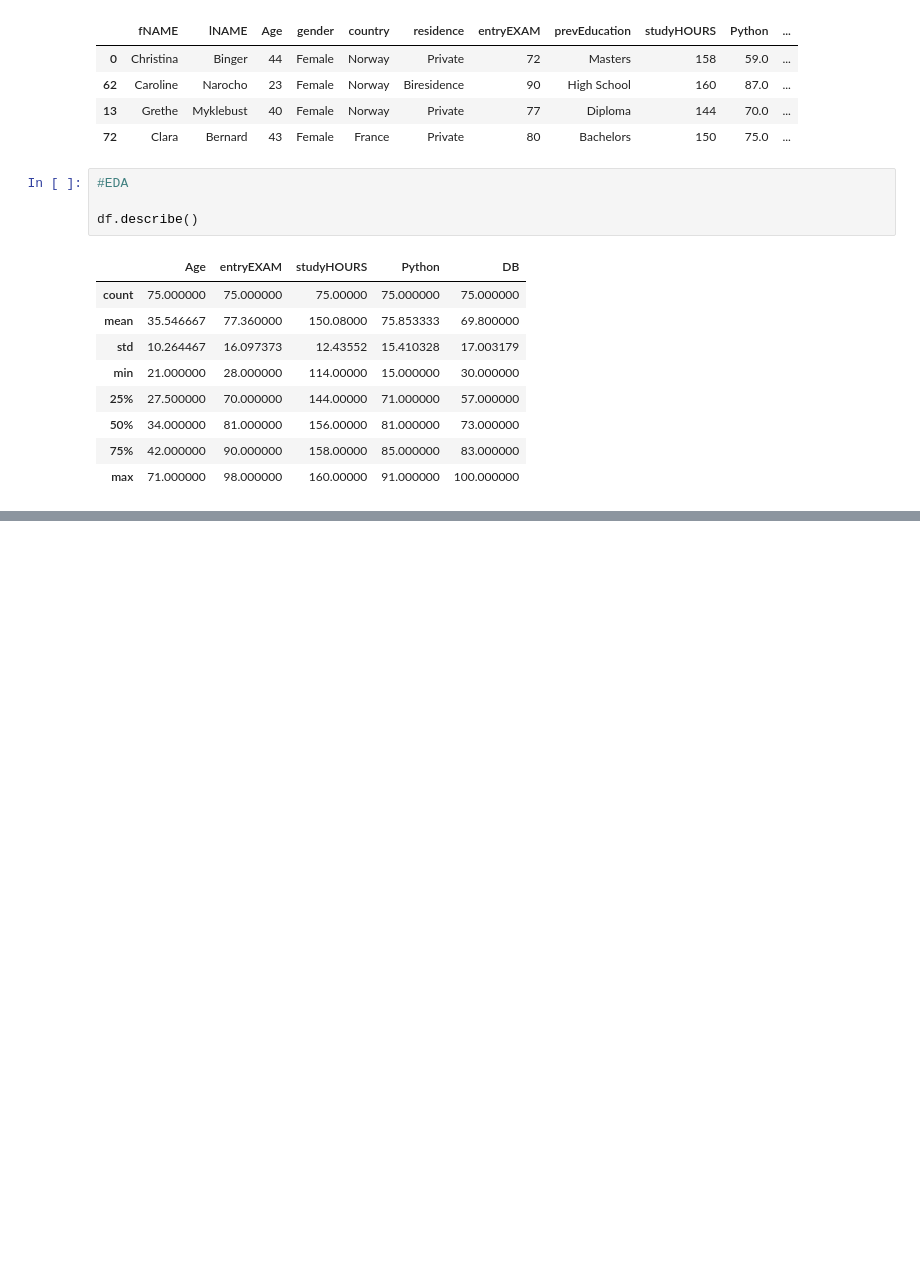
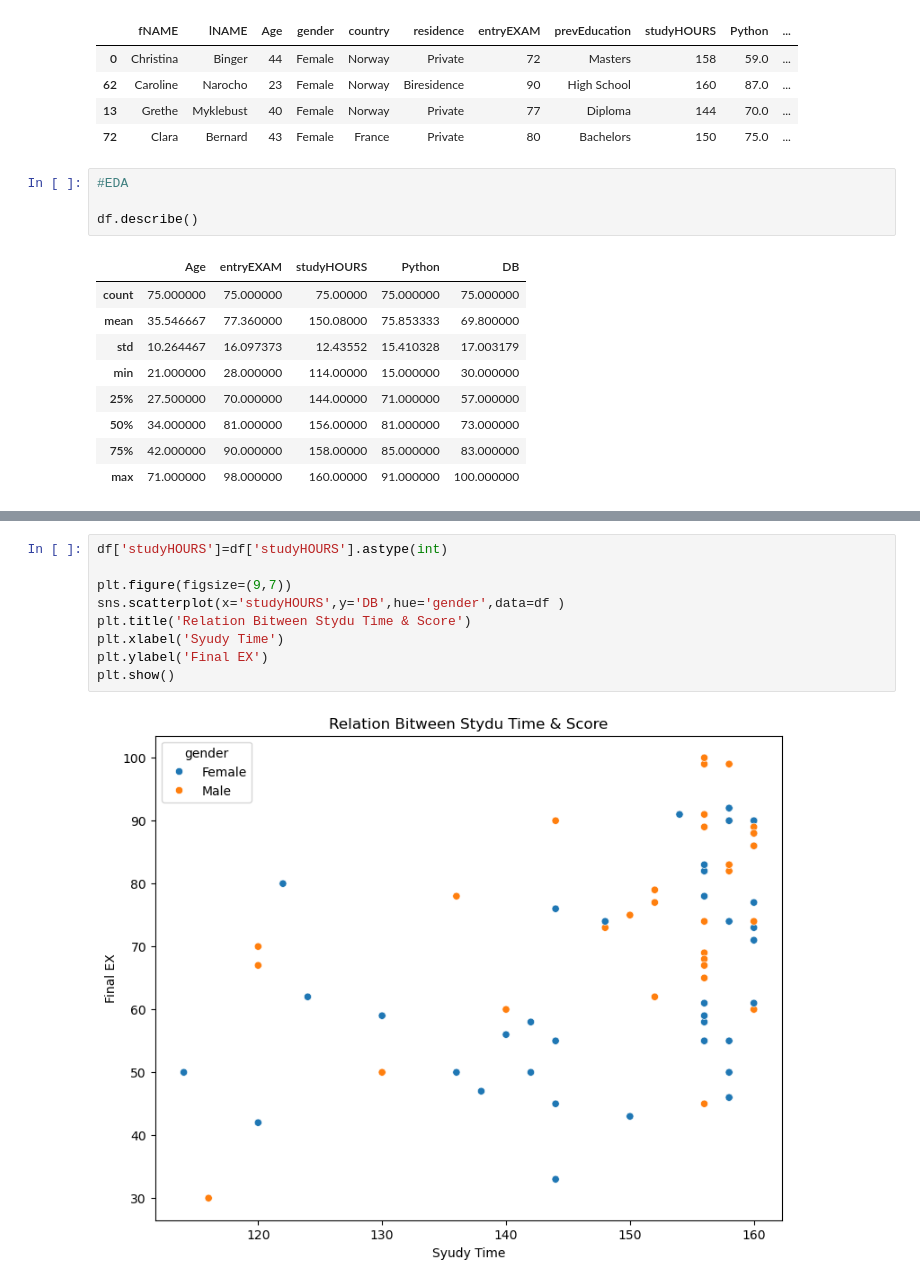
Before and after one commit to Moein1239/Student-Success-Optimization, a Jupyter notebook: Code/United1.ipynb, the cells around one changed output, grey strips where cells are left out. Saved outputs shown, nothing was run; the diff lists cells and outputs as text; blank space fills up the shorter version.

```diff
--- a/Code/United1.ipynb
+++ b/Code/United1.ipynb
@@ -115,0 +143,11 @@ df.describe()
+# %%
+df['studyHOURS']=df['studyHOURS'].astype(int)
+
+plt.figure(figsize=(9,7))
+sns.scatterplot(x='studyHOURS',y='DB',hue='gender',data=df )
+plt.title('Relation Bitween Stydu Time & Score')
+plt.xlabel('Syudy Time')
+plt.ylabel('Final EX')
+plt.show()
+# %% [output]
+[figure, added]
```
Also changed, not shown: parts of 1 cell of this notebook.
